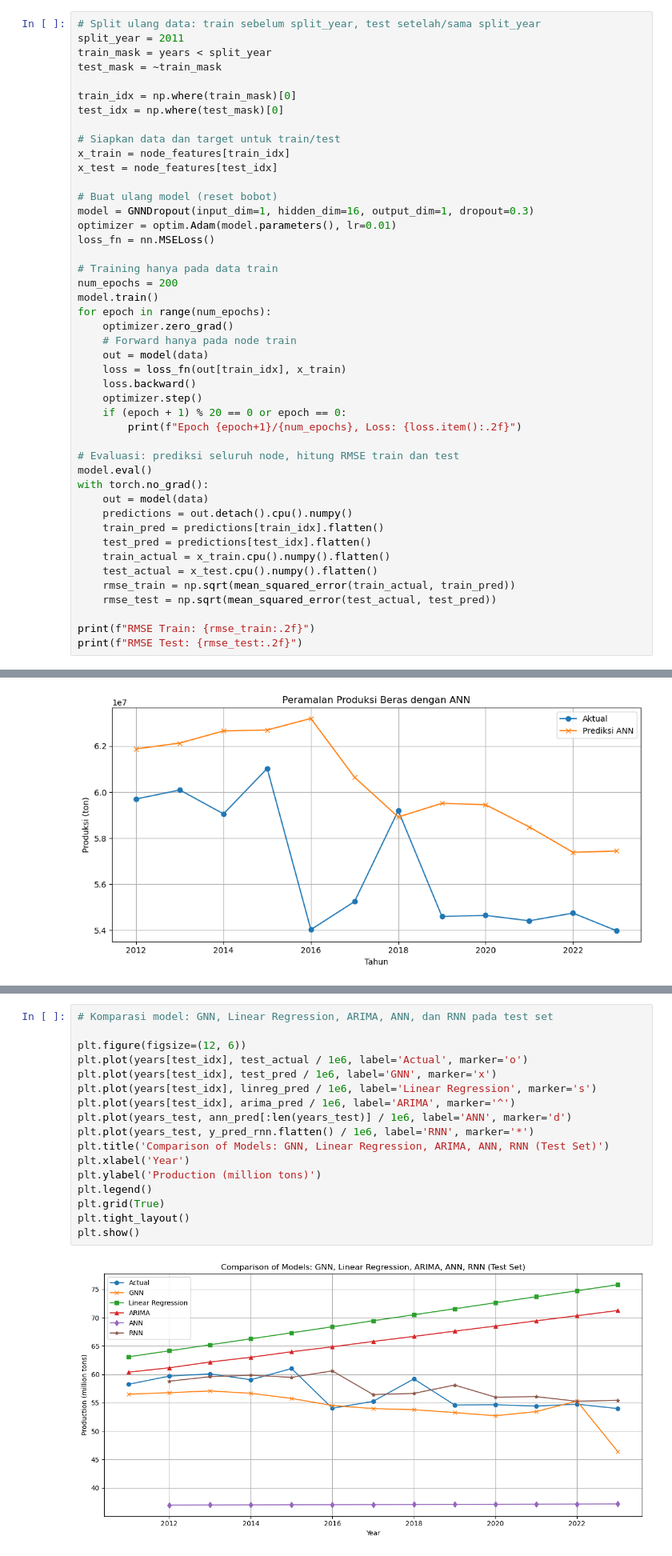
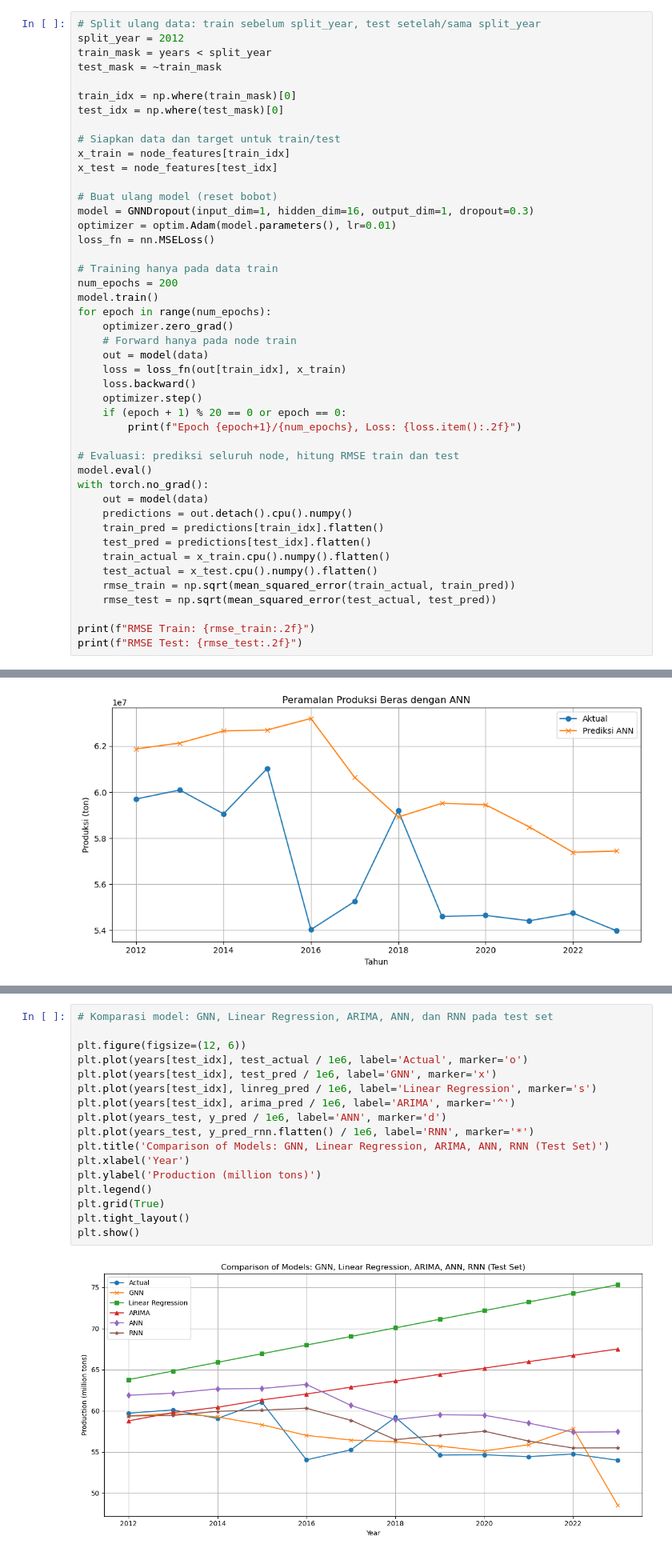
Before and after one commit to Ariful2607/Graph-Machine-Learning, a Jupyter notebook: Yield Prediction.ipynb, the cells around one changed output, grey strips where cells are left out. Shown at 80% size. Saved outputs shown, nothing was run; the diff lists cells and outputs as text.

Commit message:
update forecast 5 years

```diff
--- a/Yield Prediction.ipynb
+++ b/Yield Prediction.ipynb
@@ -266,7 +266,7 @@ GNNDropout(
 )
 # %%
 # Split ulang data: train sebelum split_year, test setelah/sama split_year
-split_year = 2011
+split_year = 2012
 train_mask = years < split_year
 test_mask = ~train_mask
 
@@ -621,19 +621,19 @@ plt.show()
 # %%
 # Komparasi model: GNN, Linear Regression, ARIMA, ANN, dan RNN pada test set
 
 plt.figure(figsize=(12, 6))
 plt.plot(years[test_idx], test_actual / 1e6, label='Actual', marker='o')
 plt.plot(years[test_idx], test_pred / 1e6, label='GNN', marker='x')
 plt.plot(years[test_idx], linreg_pred / 1e6, label='Linear Regression', marker='s')
 plt.plot(years[test_idx], arima_pred / 1e6, label='ARIMA', marker='^')
-plt.plot(years_test, ann_pred[:len(years_test)] / 1e6, label='ANN', marker='d')
+plt.plot(years_test, y_pred / 1e6, label='ANN', marker='d')
 plt.plot(years_test, y_pred_rnn.flatten() / 1e6, label='RNN', marker='*')
 plt.title('Comparison of Models: GNN, Linear Regression, ARIMA, ANN, RNN (Test Set)')
 plt.xlabel('Year')
 plt.ylabel('Production (million tons)')
 plt.legend()
 plt.grid(True)
 plt.tight_layout()
 plt.show()
 # %% [output]
-[figure, old version]
+[figure, new version]
```
Also changed, not shown: parts of 19 cells of this notebook.
